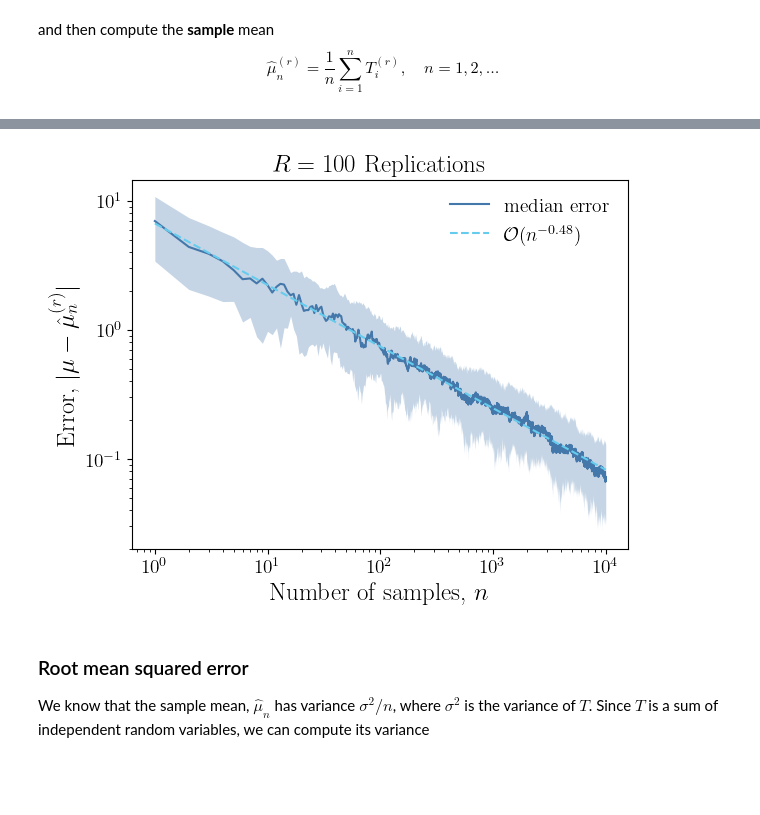
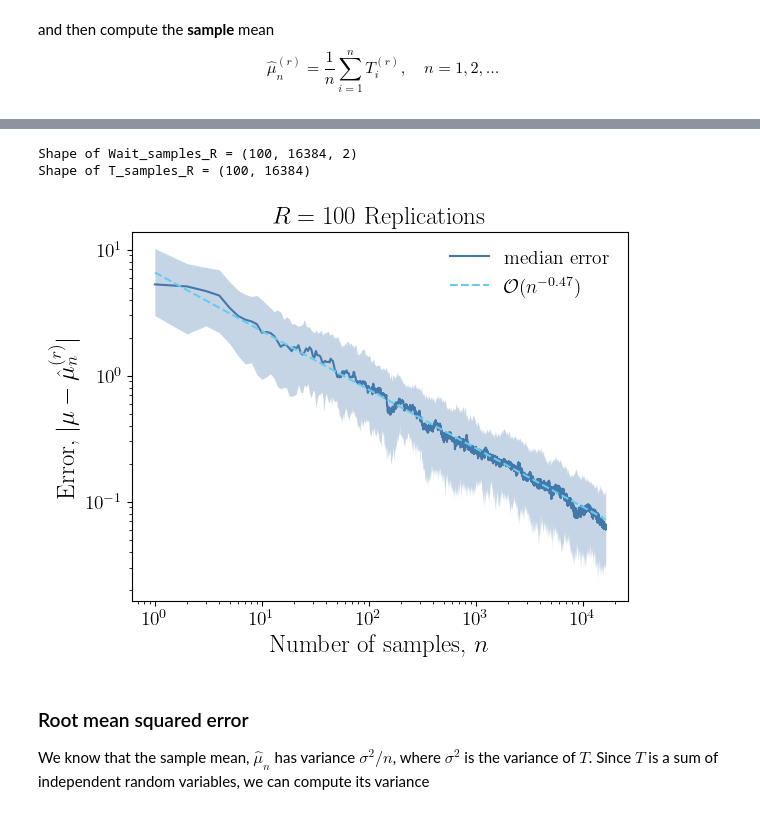
Before and after one commit to fjhickernell/MATH565Fall2026, a Jupyter notebook: notebooks/applications/AreWeThereYet.ipynb, the cells around one changed output, grey strips where cells are left out. Drawn from its saved outputs; the diff is of its cells as text; code cells hidden in the pictures; blank space fills up the shorter version.

```diff
--- a/notebooks/applications/AreWeThereYet.ipynb
+++ b/notebooks/applications/AreWeThereYet.ipynb
@@ -75,8 +54,7 @@ True
 walk_time = 5  #time to walk to the 'L'  You can experiment by chaning these
 on_L_time = 30  #time on the 'L'
 taxi_time = 12  #time in the taxi
-T0 = walk_time + on_L_time + taxi_time # fixed time
-wait_L_time = 20  #max time until next 'L' train
+max_L_time = 20  #max time until next 'L' train
 taxi_now = 0.2  #probability of taxi now
 taxi_wait_avg = 10  #average time to wait for a taxi if it is not there
 # %% [markdown]
@@ -107,8 +89,10 @@ array([[15.85021167,  5.91804033],
 # %% [markdown]
 ### Compute the true (population) mean travel time
 # %%
-true_mean_T = T0 + W1.mean() + W2.mean()  #use the mean properties of the random variables
-                                            #in this case the answer is simple
+T0 = walk_time + on_L_time + taxi_time # fixed time that is not random
+W1_mean = max_L_time/2
+W2_mean = (1 - taxi_now)*taxi_wait_avg
+true_mean_T = T0 + W1_mean + W2_mean
 print(f"Mean travel time = \u03bc ={true_mean_T : .1f}")
 # %% [output]
 Mean travel time = μ = 65.0
@@ -139,13 +123,12 @@ $$
 \widehat{{\mu}}_n = \frac 1n \sum_{{i=1}}^n T_i,\quad n=1,2,\ldots
 $$
 # %%
-n_max = 10**4  #sample size
+n_max = 2**14  #sample size
 nrange = np.arange(1, n_max+1)
-W1_samples =  W1.rvs(size=n_max)  #generate samples of waiting times for the 'L'
-W2_samples =  W2.rvs(size=n_max)  #generate samples of waiting times for the taxi
-print("'L' waiting time W1 samples = ",W1_samples[:20])
-print("Taxi waiting time W2 samples = ",W2_samples[:20])
-T_samples = T0 + W1_samples + W2_samples  #generate samples of total travel time
+Wait_samples=WaitingTimeSampler(n_max)  #generate samples
+print("'L' waiting time W1 samples = ",Wait_samples[0:20])
+print("Taxi waiting time W2 samples = ",Wait_samples[1:20])
+T_samples = T0 + Wait_samples.sum(axis=1)  #generate samples of total travel time
 sample_mean_T = np.cumsum(T_samples) / nrange  #compute the travel time sample means for first 1, 2, ..., n samples
 
 plt.semilogx(sample_mean_T, label="Cumulative sample mean")
@@ -200,25 +224,38 @@ $$
 # %%
 R = 100 #number of replications
-W1_R_samples = W1.rvs(size=(n_max,R))  #generate R replications of samples of waiting times for the 'L'
-W2_R_samples = W2.rvs(size=(n_max,R))  #generate R replications of samples of waiting times for the taxi
-T_R_samples = T0 + W1_R_samples + W2_R_samples  #generate N replications of samples of total travel time
-sample_mean_T_R_reps = np.cumsum(T_R_samples, axis = 0) / nrange[:, None]   #compute the travel time sample means for all N replications
+IIDUniformSampler_R = qp.IIDStdUniform(dim, replications=R)
+
+#Now we tranform it into W = (W_1,W_2) with the desired distributions
+WaitingTimeSampler_R = \
+    qp.ProductMeasure(sampler=IIDUniformSampler_R,
+                      marginals=[qp.Uniform(qp.DummySampler(1), lower_bound=0.0, upper_bound=max_L_time), # L wait time
+                                 qp.ZeroInflatedExpUniform(qp.DummySampler(1), p_zero=taxi_now, lam=1/taxi_wait_avg)]  # tax wait time
+                     )
+
+#Generate the samples
+Wait_samples_R=WaitingTimeSampler_R(n_max)
+print('Shape of Wait_samples_R =',Wait_samples_R.shape)
+T_samples_R = T0 + Wait_samples_R.sum(axis=2)   #generate R replications of samples of total travel time
+print('Shape of T_samples_R =',T_samples_R.shape)
+sample_mean_T_R_reps = np.cumsum(T_samples_R, axis = 1) / nrange   #compute the travel time sample means for all R replications
 error_sample_mean_T = np.abs(true_mean_T - sample_mean_T_R_reps)  #errors
 bot_per = 25
 top_per = 75
-err_bot = np.percentile(error_sample_mean_T, bot_per, axis=1)
-err_med = np.percentile(error_sample_mean_T, 50, axis=1)
-err_top = np.percentile(error_sample_mean_T, top_per, axis=1)
+err_bot = np.percentile(error_sample_mean_T, bot_per, axis=0)
+err_med = np.percentile(error_sample_mean_T, 50, axis=0)
+err_top = np.percentile(error_sample_mean_T, top_per, axis=0)
 fig, ax = plt.subplots()
 ax.loglog(nrange,err_med, '-', color = colors["blue"], label="median error")
 ax.fill_between(nrange, err_bot, err_top, color = colors["blue"],alpha = 0.3, linewidth = 0)
 cl.nbviz.plot_log_trend_line(ax,nrange,err_med,color=colors["cyan"])
 ax.set_xlabel(r"Number of samples, $n$")
 ax.set_ylabel(r"Error, $| \mu - \hat{\mu}^{(r)}_n |$")
 ax.set_title(f"$R = {R}$ Replications")
 plt.legend(frameon=False);
 # %% [output]
+Shape of Wait_samples_R = (100, 16384, 2)
+Shape of T_samples_R = (100, 16384)
-[figure, old version]
+[figure, new version]
 # %% [markdown]
 ### Root mean squared error
 
```
Also changed, not shown: parts of 10 cells of this notebook.
